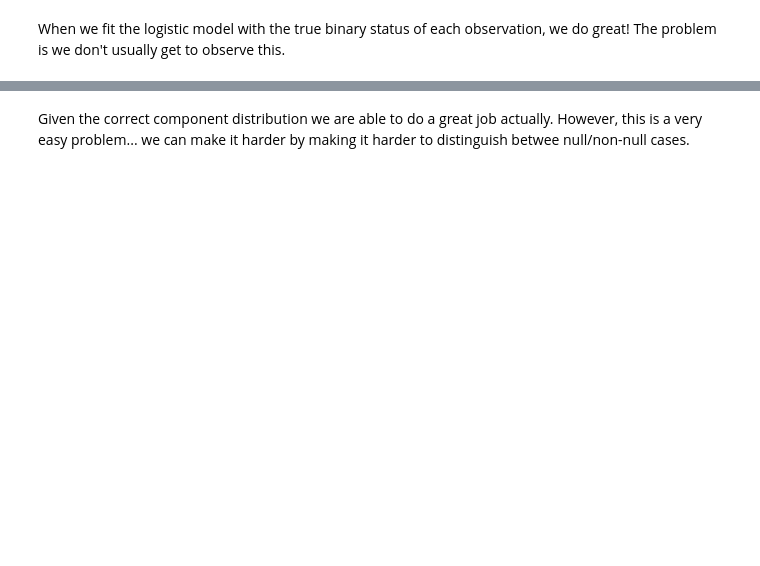
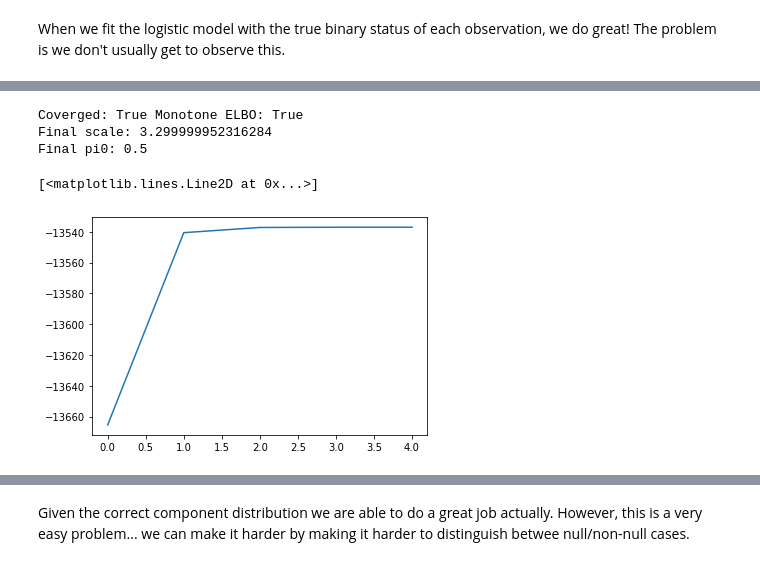
Before and after one commit to karltayeb/como, a Jupyter notebook: notebooks/test.ipynb, the cells around one changed output, grey strips where cells are left out. Cells and saved outputs as stored; diff of their text form; code cells hidden in the pictures; blank space fills up the shorter version.

```diff
--- a/notebooks/test.ipynb
+++ b/notebooks/test.ipynb
@@ -308,0 +335,19 @@ True
+# %%
+# fix intercept, estimate scale
+tol = 1e-3
+fit0c = PointNormal(fit_data, 1)
+fit0c.f1.thaw()
+fit0c.logreg.freeze()
+fit0c.fit(niter=1000)
+
+print(f'Coverged: {fit0c.converged(tol)}\
+ Monotone ELBO: {is_monotone(fit0c.elbo_history)}')
+print(f'Final scale: {fit0c.f1.scale}')
+print(f'Final pi0: {1/(1 + np.exp(fit0c.logreg.intercept))}')
+plt.plot(fit0c.elbo_history)
+# %% [output]
+Coverged: True Monotone ELBO: True
+Final scale: 3.299999952316284
+Final pi0: 0.5
+[<matplotlib.lines.Line2D at 0x...>]
+[figure, added]
```
Also changed, not shown: parts of 75 cells of this notebook, 5 other files.
